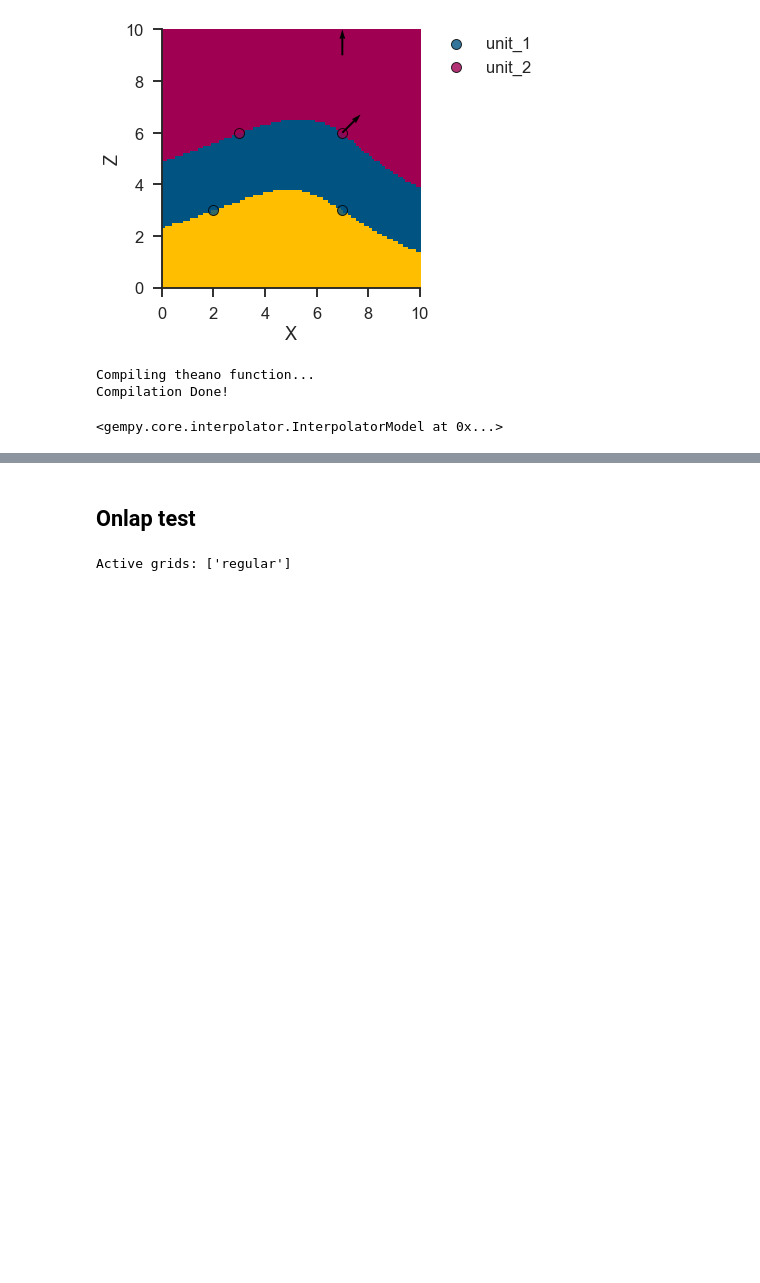
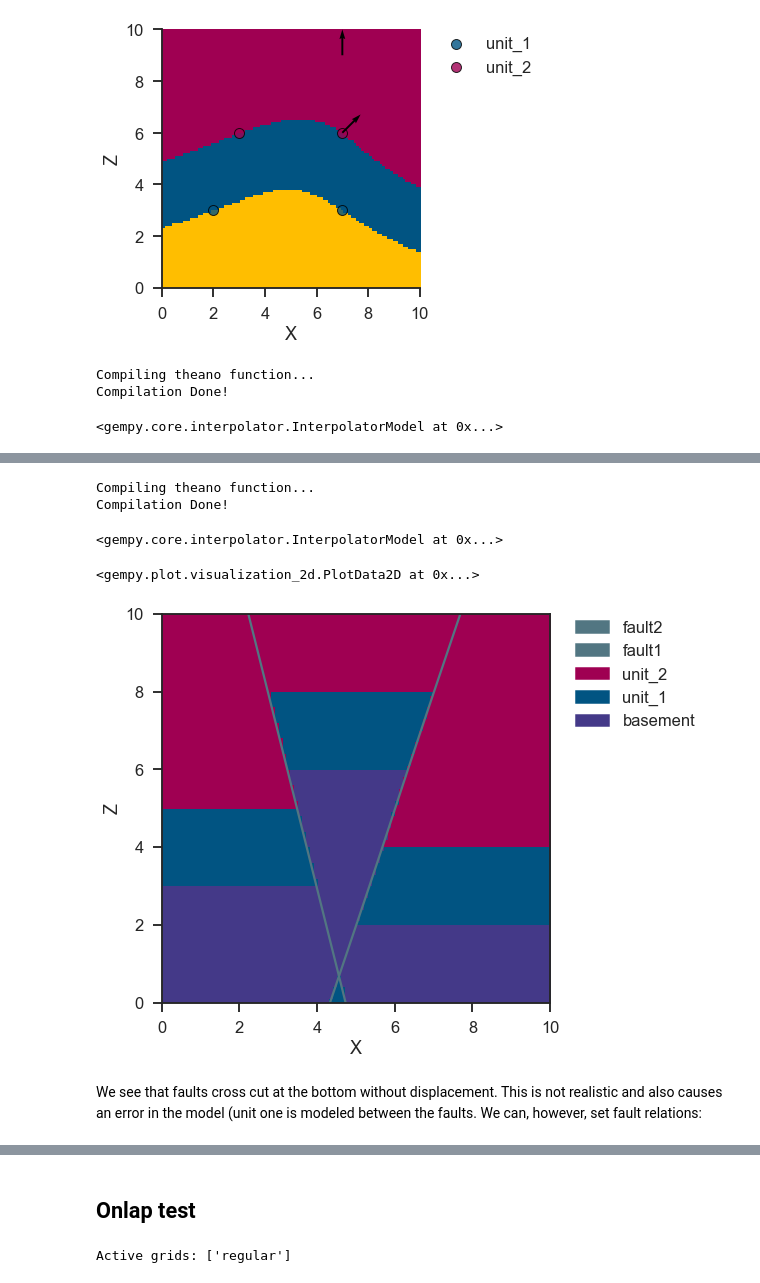
Before and after one commit to Japhiolite/gempy-tests, a Jupyter notebook: notebooks/Test_models.ipynb, the cells around one changed output, grey strips where cells are left out. Cells and saved outputs as stored; diff of their text form; code cells hidden in the pictures; blank space fills up the shorter version.

```diff
--- a/notebooks/Test_models.ipynb
+++ b/notebooks/Test_models.ipynb
@@ -312,0 +351,3 @@ gp.plot.plot_section(geo_model_deep, cell_number=2, direction='y', show_data=Tru
+# %%
+geo_model.set_is_fault(['Fault1_series', 'Fault2_series'], change_color=False)
+#geo_model.set_is_finite_fault(series_fault=['Fault2_series'], toggle=True)
@@ -312,0 +360,10 @@ gp.plot.plot_section(geo_model_deep, cell_number=2, direction='y', show_data=Tru
+# %%
+# Create the theano model
+gp.set_interpolation_data(geo_model,
+                         compile_theano=True,
+                         theano_optimizer='fast_compile',
+                         verbose=[])
+# %% [output]
+Compiling theano function...
+Compilation Done!
+<gempy.core.interpolator.InterpolatorModel at 0x...>
@@ -312,0 +373,7 @@ gp.plot.plot_section(geo_model_deep, cell_number=2, direction='y', show_data=Tru
+# %%
+gp.plot.plot_section(geo_model, cell_number=2, direction='y')
+# %% [output]
+<gempy.plot.visualization_2d.PlotData2D at 0x...>
+[figure, added]
+# %% [markdown]
+We see that faults cross cut at the bottom without displacement. This is not realistic and also causes an error in the model (unit one is modeled between the faults. We can, however, set fault relations:
```
Also changed, not shown: parts of 18 cells of this notebook, 6 other files.
